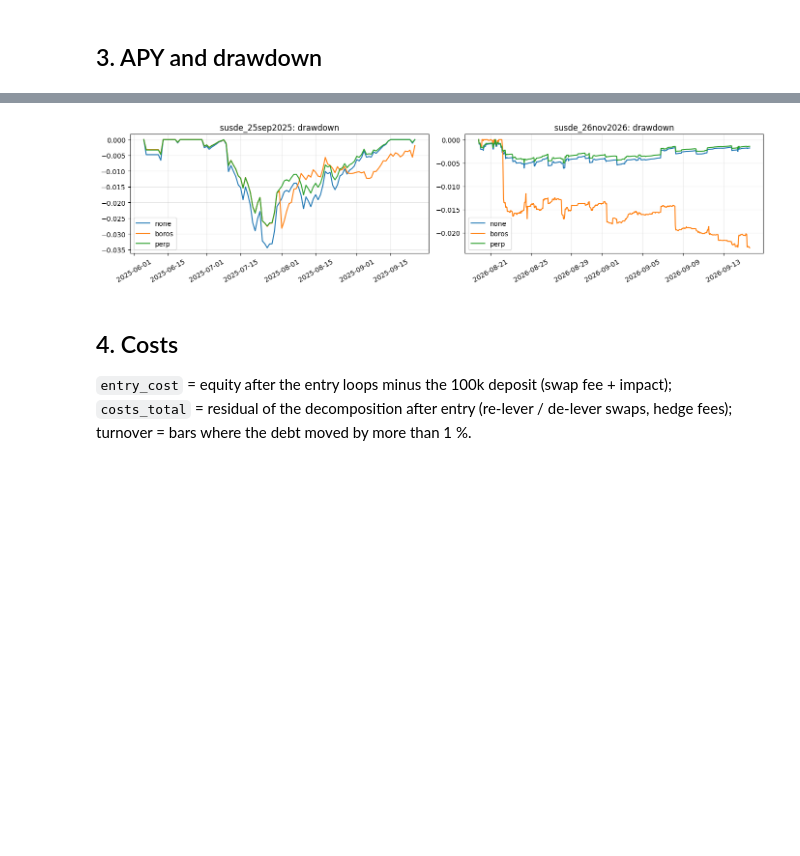
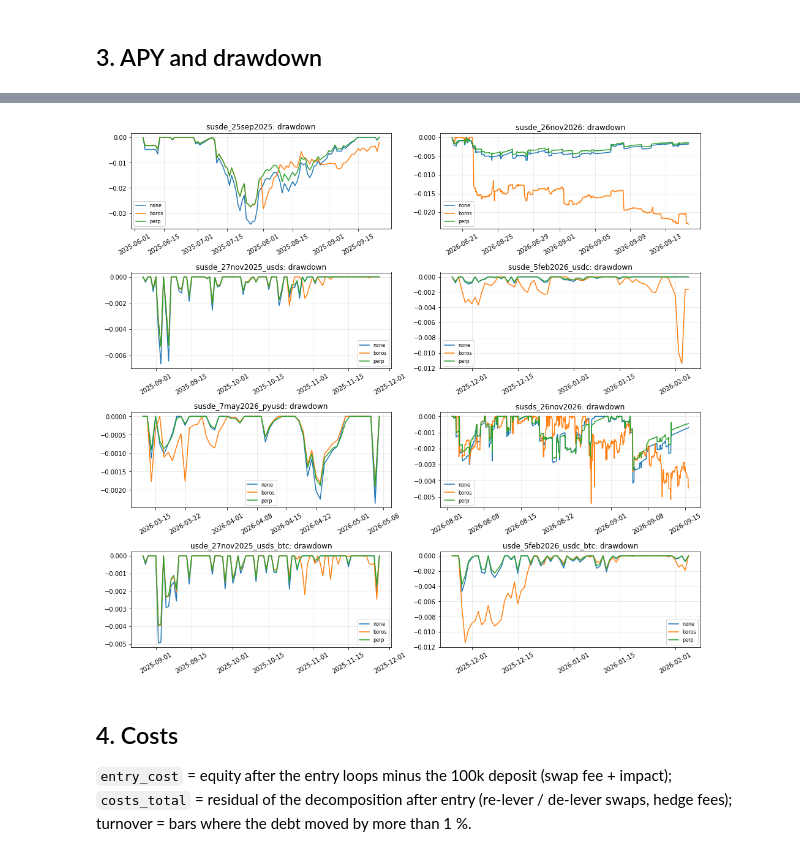
Before and after one commit to Logarithm-Labs/fractal-defi, a Jupyter notebook: examples/susde_pt_carry/analysis.ipynb, the cells around one changed output, grey strips where cells are left out. Cells and saved outputs as stored; diff of their text form; code cells hidden in the pictures; blank space fills up the shorter version.

```diff
--- a/examples/susde_pt_carry/analysis.ipynb
+++ b/examples/susde_pt_carry/analysis.ipynb
@@ -8,6 +8,7 @@ import numpy as np
 import pandas as pd
 import matplotlib.pyplot as plt
 
+plt.rcParams.update({"figure.dpi": 72, "savefig.dpi": 72, "figure.max_open_warning": 0})
 RESULTS = "results"
 YEAR = 365 * 86400
 validation = pd.read_csv(os.path.join(RESULTS, "validation.csv"))
@@ -26,12 +27,21 @@ print(markets, {k: len(v) for k, v in runs.items()})
 # %% [markdown]
 ## 1. Equity curves
 # %%
-fig, axes = plt.subplots(1, len(markets), figsize=(7 * len(markets), 4), squeeze=False)
-for ax, market in zip(axes[0], markets):
+def market_axes(n, height=3.6):
+    cols = 2
+    rows = (n + cols - 1) // cols
+    fig, axes = plt.subplots(rows, cols, figsize=(7 * cols, height * rows), squeeze=False)
+    flat = axes.flatten()
+    for ax in flat[n:]:
+        ax.axis("off")
+    return fig, flat[:n]
+
+fig, axes = market_axes(len(markets))
+for ax, market in zip(axes, markets):
     for variant in variants:
         df = runs[f"{market}_{variant}"]
         ax.plot(df["timestamp"], df["net_balance"] / df["net_balance"].iloc[0] - 1, label=variant)
-    ax.set_title(market); ax.set_ylabel("equity return"); ax.grid(alpha=0.3); ax.legend()
+    ax.set_title(market); ax.set_ylabel("equity return"); ax.grid(alpha=0.3); ax.legend(fontsize=8)
     ax.tick_params(axis="x", rotation=30)
 plt.tight_layout()
 # %% [output]
@@ -58,7 +68,7 @@ def decompose(df):
     return out.fillna(0.0)
 
 decomp = {name: decompose(df) for name, df in runs.items()}
-fig, axes = plt.subplots(len(markets), len(variants), figsize=(6 * len(variants), 3.6 * len(markets)), squeeze=False)
+fig, axes = plt.subplots(len(markets), len(variants), figsize=(5 * len(variants), 2.6 * len(markets)), squeeze=False)
 for i, market in enumerate(markets):
     for j, variant in enumerate(variants):
         d = decomp[f"{market}_{variant}"].cumsum()
@@ -102,13 +132,13 @@ validation[cols].round(4)
 # %%
-fig, axes = plt.subplots(1, len(markets), figsize=(7 * len(markets), 3.6), squeeze=False)
-for ax, market in zip(axes[0], markets):
+fig, axes = market_axes(len(markets), height=3.2)
+for ax, market in zip(axes, markets):
     for variant in variants:
         df = runs[f"{market}_{variant}"]
         ax.plot(df["timestamp"], df["net_balance"] / df["net_balance"].cummax() - 1, label=variant)
-    ax.set_title(f"{market}: drawdown"); ax.grid(alpha=0.3); ax.legend(); ax.tick_params(axis="x", rotation=30)
+    ax.set_title(f"{market}: drawdown"); ax.grid(alpha=0.3); ax.legend(fontsize=8); ax.tick_params(axis="x", rotation=30)
 plt.tight_layout()
 # %% [output]
-[figure, old version]
+[figure, new version]
 # %% [markdown]
 ## 4. Costs
 
```
Also changed, not shown: parts of 8 cells of this notebook, 31 other files.
